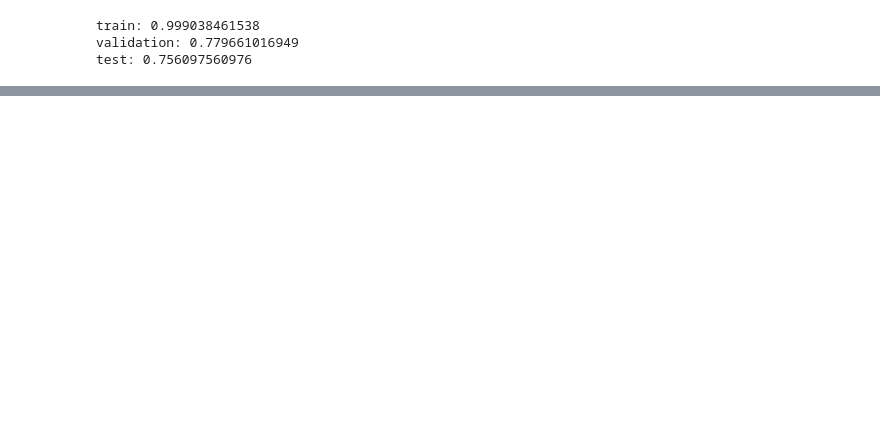
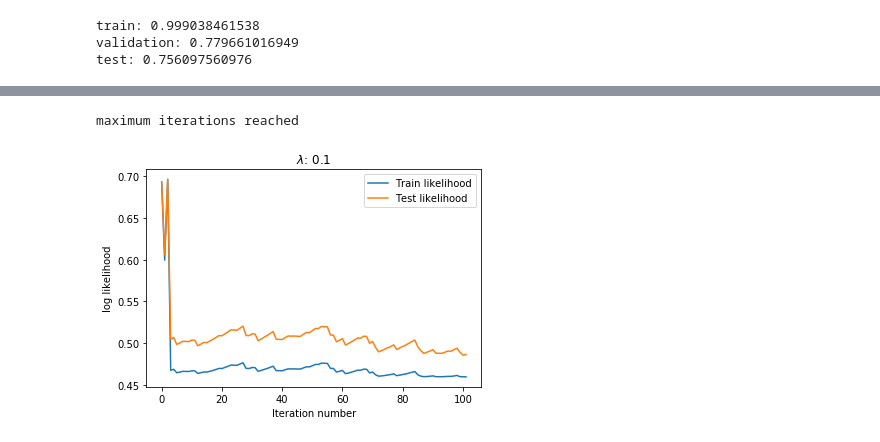
Before and after one commit to bmx8177/pyPhy, a Jupyter notebook: src/notebooks/run.ipynb, the cells around one changed output, grey strips where cells are left out. Cells and saved outputs as stored; diff of their text form; code cells hidden in the pictures; blank space fills up the shorter version.

```diff
--- a/src/notebooks/run.ipynb
+++ b/src/notebooks/run.ipynb
@@ -109,3 +103,6 @@ each species, and then take the maximum likelihood across models
+# %%
+#logistic regression
+logReg = mL.logistic()
 # %%
 step_size = 0.1
 lam = 0.1
@@ -116,3 +111,10 @@ output = reg_gradient_desc(X_train_bin, Y_train_bin, X_test_bin, Y_test_bin, ste
+# %%
+for i
+
+newtY = mL.oneHotToLogLabels(tY,2)
+newtestY = mL.oneHotToLogLabels(testY,2)
+
+output = logReg.reg_gradient_desc(tX, newtY, testX, newtestY, step_size, lam, eps, maxiter)
 # %%
 W = output[0] #weights
 b = output[1] #offsets
@@ -153,7 +157,9 @@ eps = 0.001
 maxiter = 100
 batch_size = 1
 # %%
-output = stoch_reg_gradient_desc(X_train_bin, Y_train_bin, X_test_bin, Y_test_bin, step_size, lam, eps, maxiter, batch_size)
+output = logReg.stoch_reg_gradient_desc(tX, newtY, testX, newtestY, step_size, lam, eps, maxiter, batch_size)
+# %% [output]
+maximum iterations reached
 # %%
 W = output[0]
 b = output[1]
@@ -161,3 +167,16 @@ likelihoods = output[2]
 test_likelihoods = output[3]
 errs = 1.0 - np.array(output[4])
 test_errs = 1.0 - np.array(output[5])
+# %%
+#likelihoods
+iters = len(likelihoods)
+
+plt.plot(range(iters), likelihoods, label="Train likelihood")
+plt.plot(range(iters), test_likelihoods, label="Test likelihood")
+plt.xlabel("Iteration number")
+plt.ylabel("log likelihood")
+plt.title("$\lambda$: " + str(lam))
+plt.legend()
+plt.show()
+# %% [output]
+[figure, added]
```
Also changed, not shown: parts of 5 cells of this notebook, 1 other file.
